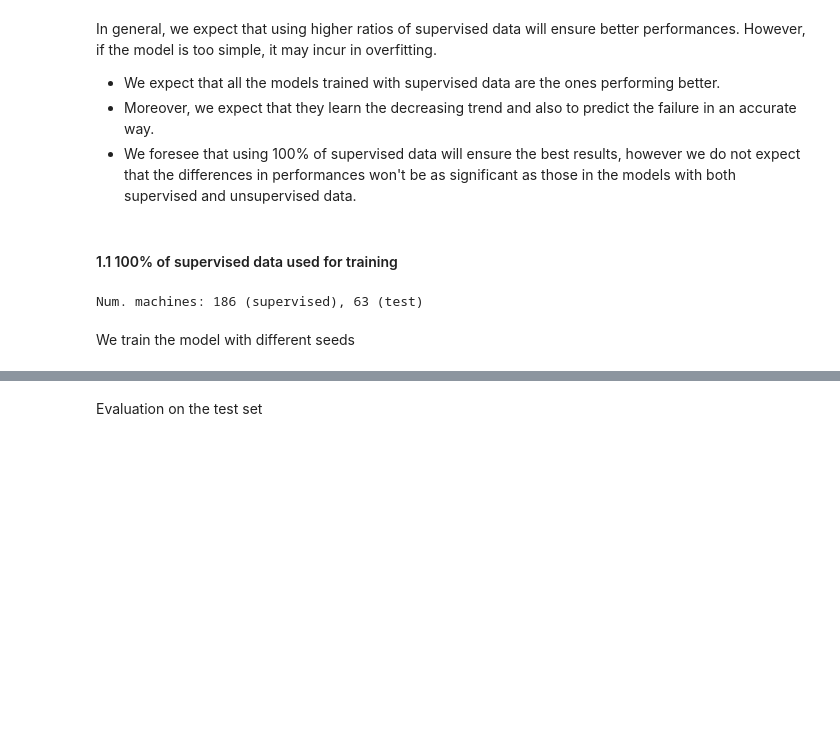
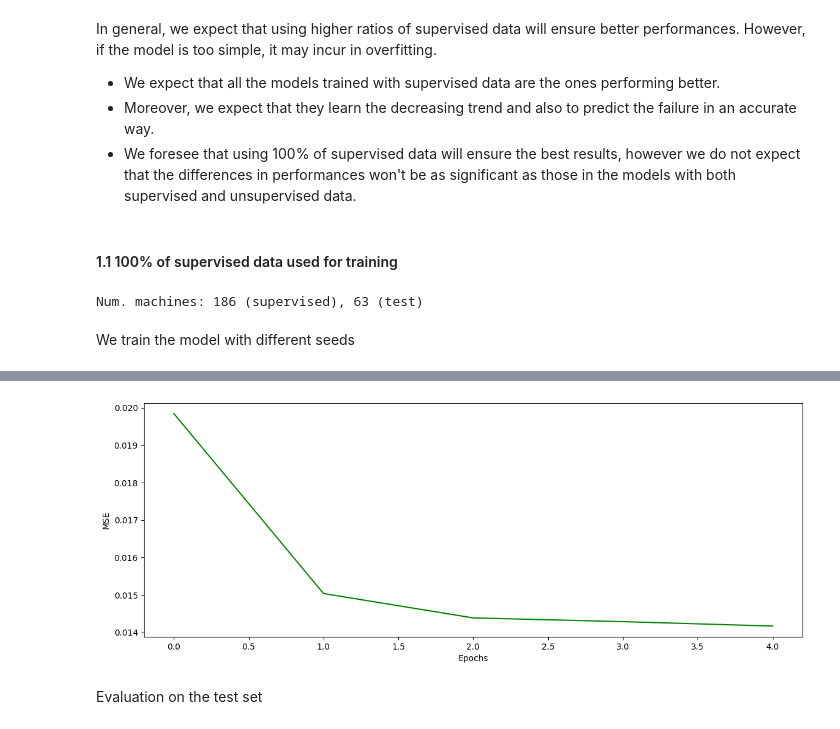
Before and after one commit to giorgiapavani/AI-in-Industry, a Jupyter notebook: notebooks/Project.ipynb, the cells around one changed output, grey strips where cells are left out. Saved outputs shown, nothing was run; the diff lists cells and outputs as text; code cells hidden in the pictures; blank space fills up the shorter version.

```diff
--- a/notebooks/Project.ipynb
+++ b/notebooks/Project.ipynb
@@ -193,3 +254,12 @@ Epoch 20/20
+# %%
+# plot mse of the last model
+plt.figure(figsize=figsize)
+plt.plot(history[:epochs]['mse'], color='green')
+plt.xlabel('Epochs')
+plt.ylabel('MSE')
+plt.show()
+# %% [output]
+[figure, added]
 # %% [markdown]
 Evaluation on the test set
 # %%
```
Also changed, not shown: parts of 16 cells of this notebook, 12 other files.
